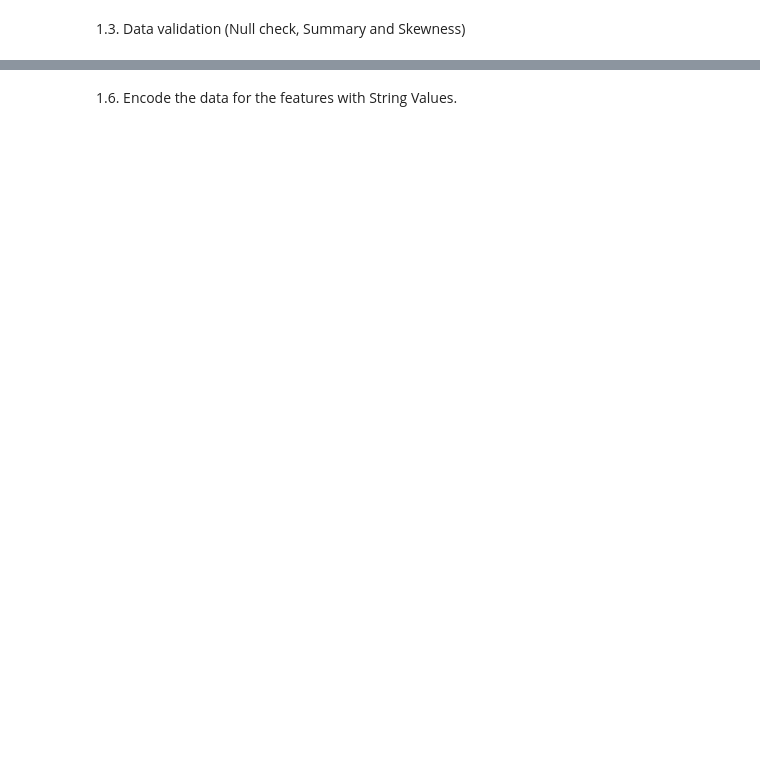
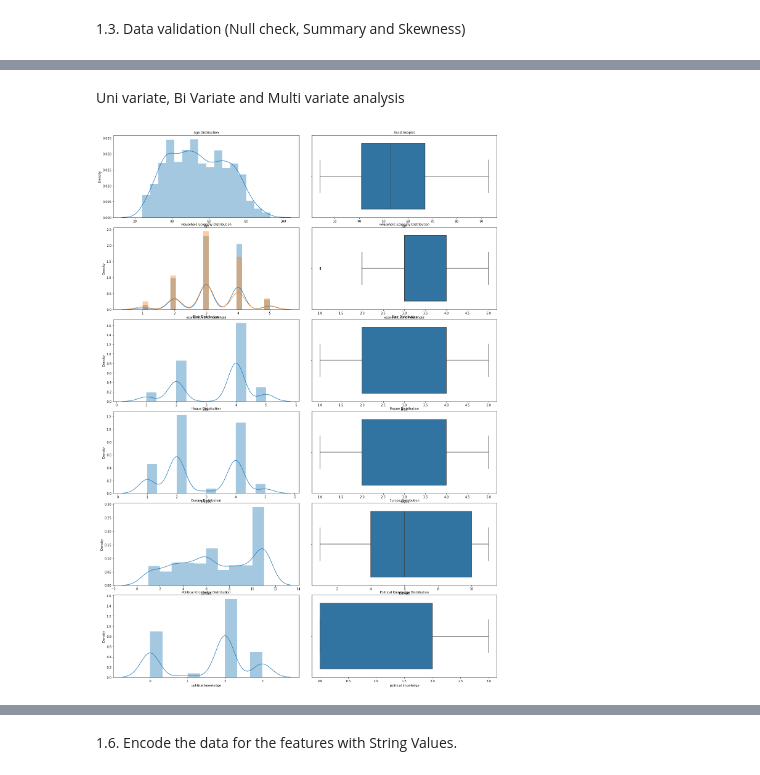
Before and after one commit to sainadh6414/datascience, a Jupyter notebook: _6_machine_learning/project/Notebook.ipynb, the cells around one changed output, grey strips where cells are left out. Cells and saved outputs as stored; diff of their text form; code cells hidden in the pictures; blank space fills up the shorter version.

```diff
--- a/_6_machine_learning/project/Notebook.ipynb
+++ b/_6_machine_learning/project/Notebook.ipynb
@@ -18,0 +179,61 @@ df = pd.read_excel('Election_Data.xlsx')
+# %% [markdown]
+Uni variate, Bi Variate and Multi variate analysis
+# %%
+# age                        0
+# economic.cond.national     0
+# economic.cond.household    0
+# Blair                      0
+# Hague                      0
+# Europe                     0
+# political.knowledge        0
+# gender                     0
+
+fig, axes = plt.subplots(nrows=6,ncols=2)
+fig.set_size_inches(18,25)
+fig.tight_layout()
+
+a = sns.distplot(df['age'] , ax=axes[0][0])
+a.set_title("Age Distribution",fontsize=10)
+
+a = sns.boxplot(df['age'] , orient = "v" , ax=axes[0][1])
+a.set_title("Aocst Boxplot",fontsize=10)
+
+a = sns.distplot(df['economic.cond.national'] , ax=axes[1][0])
+a.set_title("National Economy Distribution",fontsize=10)
+
+a = sns.boxplot(df['economic.cond.national'] , orient = "v" , ax=axes[1][1])
+a.set_title("National Economy Distribution",fontsize=10)
+
+a = sns.distplot(df['economic.cond.household'] , ax=axes[1][0])
+a.set_title("Household Economy Distribution",fontsize=10)
+
+a = sns.boxplot(df['economic.cond.household'] , orient = "v" , ax=axes[1][1])
+a.set_title("Household Economy Distribution",fontsize=10)
+
+a = sns.distplot(df['Blair'] , ax=axes[2][0])
+a.set_title("Blair Distribution",fontsize=10)
+
+a = sns.boxplot(df['Blair'] , orient = "v" , ax=axes[2][1])
+a.set_title("Blair Distribution",fontsize=10)
+
+a = sns.distplot(df['Hague'] , ax=axes[3][0])
+a.set_title("Hague Distribution",fontsize=10)
+
+a = sns.boxplot(df['Hague'] , orient = "v" , ax=axes[3][1])
+a.set_title("Hague Distribution",fontsize=10)
+
+a = sns.distplot(df['Europe'] , ax=axes[4][0])
+a.set_title("Europe Distribution",fontsize=10)
+
+a = sns.boxplot(df['Europe'] , orient = "v" , ax=axes[4][1])
+a.set_title("Europe Distribution",fontsize=10)
+
+a = sns.distplot(df['political.knowledge'] , ax=axes[5][0])
+a.set_title("Political Knowledge Distribution",fontsize=10)
+
+a = sns.boxplot(df['political.knowledge'] , orient = "v" , ax=axes[5][1])
+a.set_title("Political Knowledge Distribution",fontsize=10)
+
+plt.show()
+# %% [output]
+[figure, added]
```
Also changed, not shown: parts of 127 cells of this notebook, 2 other files.
